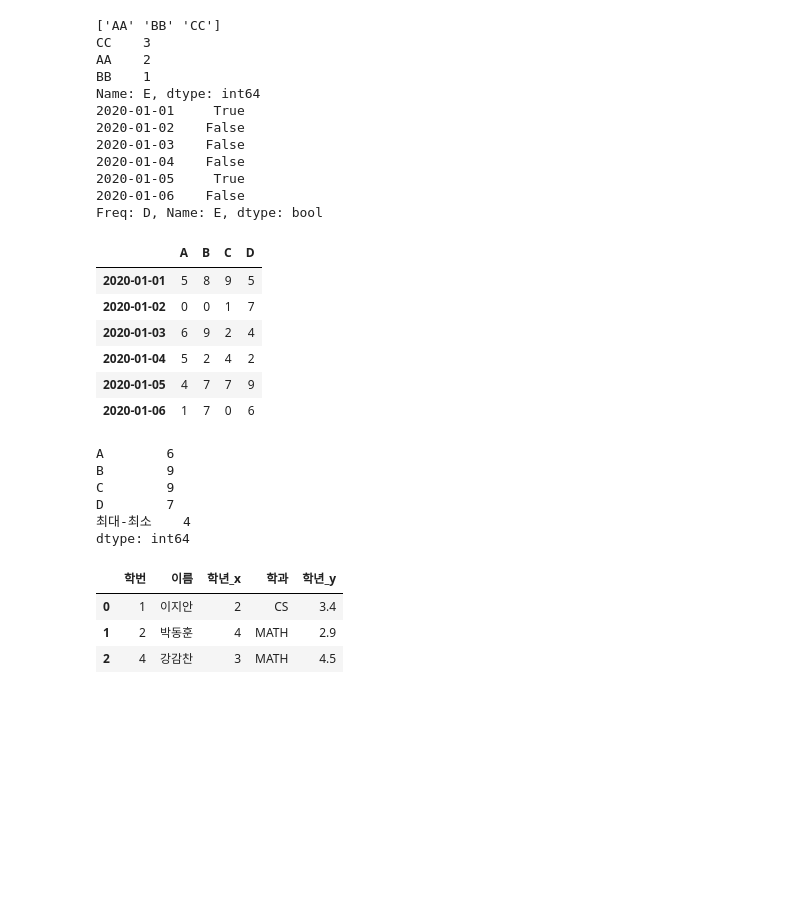
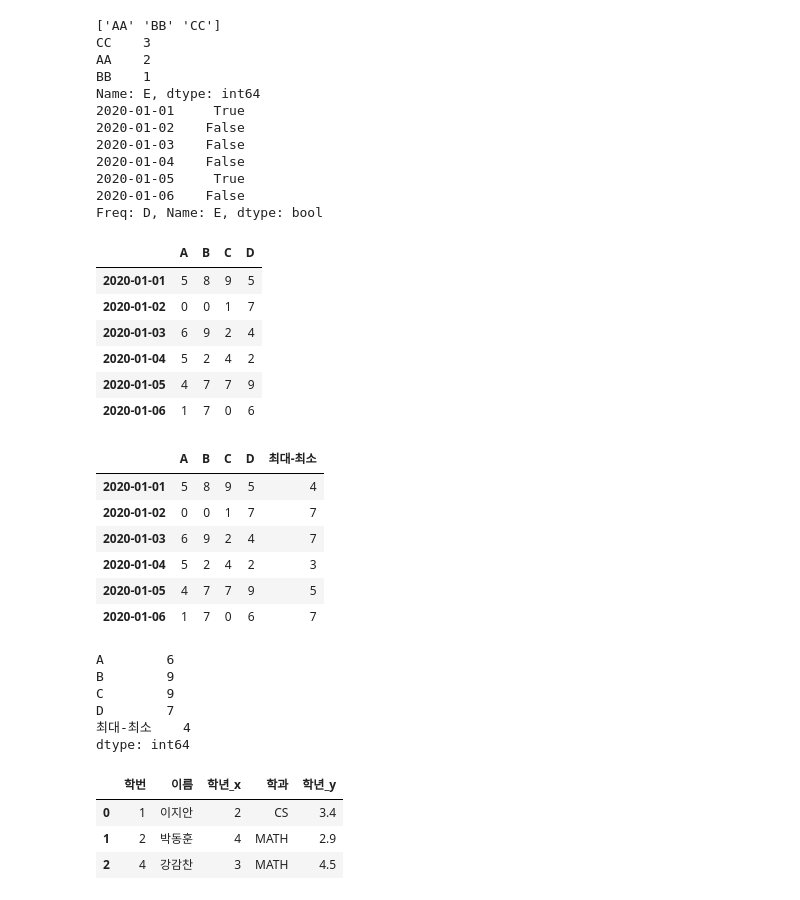
Before and after one commit to sehun4239/Data-analysis-Machine-Learning-Basic, a Jupyter notebook: 02.pandas.ipynb, the cells around one changed output. Cells and saved outputs as stored; diff of their text form; code cells hidden in the pictures; blank space fills up the shorter version.

```diff
--- a/02.pandas.ipynb
+++ b/02.pandas.ipynb
@@ -1362,32 +1362,39 @@ Freq: D, Name: E, dtype: bool
 # %%
 # apply, lambda    아주 많이 사용한다
 
 import numpy as np
 import pandas as pd
 
 np.random.seed(1)
 df = pd.DataFrame(np.random.randint(0,10,(6,4)),
                   index=pd.date_range('20200101', periods=6),
                   columns=['A','B','C','D'])
 
 display(df)
 
 # python의 lambda식
 my_func = lambda x: x.max() - x.min()
 
 df['최대-최소'] = df.apply(my_func, axis=1)
 
-# display(df)
+display(df)
 
 print(df.apply(my_func, axis=0))
 # %% [output]
 |  | A | B | C | D |
 | 2020-01-01 | 5 | 8 | 9 | 5 |
 | 2020-01-02 | 0 | 0 | 1 | 7 |
 | 2020-01-03 | 6 | 9 | 2 | 4 |
 | 2020-01-04 | 5 | 2 | 4 | 2 |
 | 2020-01-05 | 4 | 7 | 7 | 9 |
 | 2020-01-06 | 1 | 7 | 0 | 6 |
+|  | A | B | C | D | 최대-최소 |
+| 2020-01-01 | 5 | 8 | 9 | 5 | 4 |
+| 2020-01-02 | 0 | 0 | 1 | 7 | 7 |
+| 2020-01-03 | 6 | 9 | 2 | 4 | 7 |
+| 2020-01-04 | 5 | 2 | 4 | 2 | 3 |
+| 2020-01-05 | 4 | 7 | 7 | 9 | 5 |
+| 2020-01-06 | 1 | 7 | 0 | 6 | 7 |
 A        6
 B        9
 C        9
```
Also changed, not shown: parts of 1 cell of this notebook.
